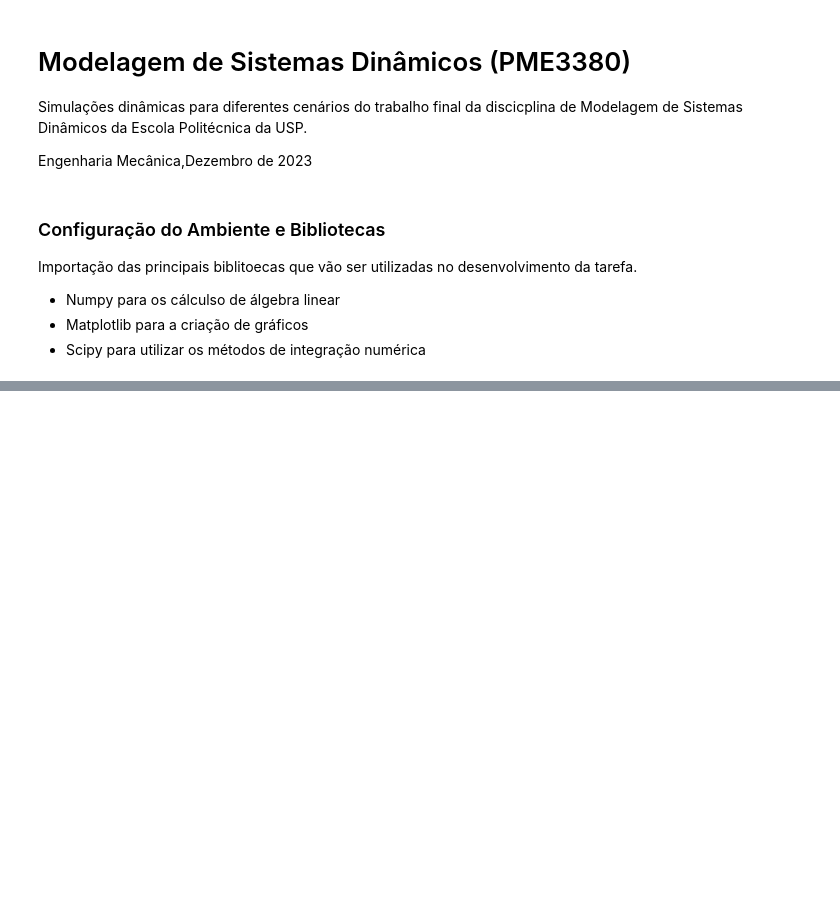
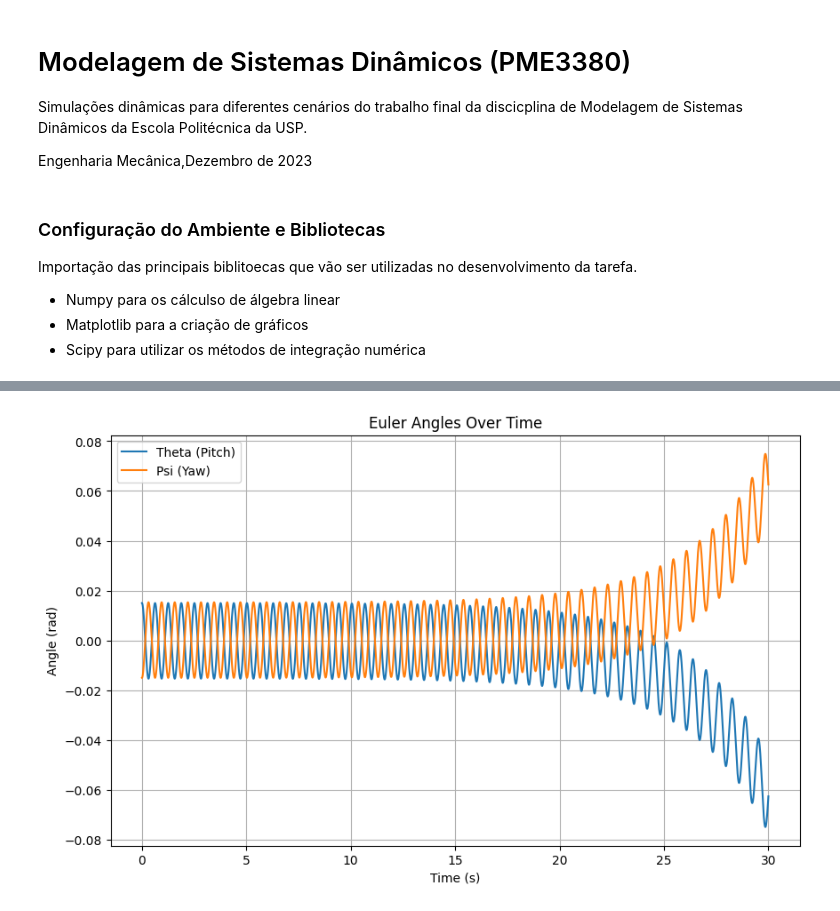
Before and after one commit to lucascarvalho10/pme3380, a Jupyter notebook: projeto/simulacoes/pme3380_simulacoes_grupoT.ipynb, the cells around one changed output, grey strips where cells are left out. Saved outputs shown, nothing was run; the diff lists cells and outputs as text; code cells hidden in the pictures; blank space fills up the shorter version.

```diff
--- a/projeto/simulacoes/pme3380_simulacoes_grupoT.ipynb
+++ b/projeto/simulacoes/pme3380_simulacoes_grupoT.ipynb
@@ -27,0 +30,15 @@ Trata-se do controle vetorizado de empuxo para um sistema ativo de pouso de um f
+# %%
+# Definição do empuxo
+T = 230.57  # N
+
+# Constantes
+g = 9.81  # m/s^2
+rho = 1.091  # kg/m^3
+d = 0.127  # m
+S = np.pi * (d / 2)**2  # m^2
+C_D = 0.432
+m = 23.545  # kg
+J = np.array([[0, 0, 0], [0, 15.97, 0], [0, 0, 15.97]])  # matriz de inércia (kg*m^2)
+x_cp = -0.261  # m
+L = 3.304  # m (comprimento de referência)
+x_cm = 1.052 # m (coordenada do centro de massa)
@@ -27,0 +201,5 @@ Trata-se do controle vetorizado de empuxo para um sistema ativo de pouso de um f
+# %%
+# Tempo de simulação
+t_span = [0, 30]  # de 0 a 30 segundos
+
+solution = solve_ivp(linear, t_span, mov_linear, args=(control_t,), method='RK23', t_eval=np.linspace(t_span[0], t_span[1], 10000))
@@ -27,0 +208,70 @@ Trata-se do controle vetorizado de empuxo para um sistema ativo de pouso de um f
+# %%
+# Extract time and solution data
+time = solution.t
+angles = solution.y[3:5, :]  # Extracting phi, theta, and psi from the solution
+positions = solution.y[0:3, :]  # Extracting x, y, and z from the solution
+velocities = solution.y[5:8, :]  # Extracting vx, vy, and vz from the solution
+
+# Plot angles over time
+plt.figure(figsize=(10, 6))
+plt.plot(time, angles[0, :], label='Theta (Pitch)')
+plt.plot(time, angles[1, :], label='Psi (Yaw)')
+
+plt.title('Euler Angles Over Time')
+plt.xlabel('Time (s)')
+plt.ylabel('Angle (rad)')
+plt.legend()
+plt.grid(True)
+plt.show()
+
+# Plot positions over time
+plt.figure(figsize=(10, 6))
+plt.plot(time, positions[0, :], label='X Position')
+plt.plot(time, positions[1, :], label='Y Position')
+plt.plot(time, positions[2, :], label='Z Position')
+
+plt.title('Position Over Time')
+plt.xlabel('Time (s)')
+plt.ylabel('Position (m)')
+plt.legend()
+plt.grid(True)
+plt.show()
+
+# Plot velocities over time
+plt.figure(figsize=(10, 6))
+plt.plot(time, velocities[0, :], label='X Velocity')
+plt.plot(time, velocities[1, :], label='Y Velocity')
+plt.plot(time, velocities[2, :], label='Z Velocity')
+
+plt.title('Velocities Over Time')
+plt.xlabel('Time (s)')
+plt.ylabel('Velocity (m/s)')
+plt.legend()
+plt.grid(True)
+plt.show()
+
+# Criar figura 3D
+fig = plt.figure()
+ax = fig.add_subplot(111, projection='3d')
+
+# Extrair dados da solução
+x_values = solution.y[0, :]
+y_values = solution.y[1, :]
+z_values = solution.y[2, :]
+
+# Plotar a trajetória do foguete
+ax.plot(z_values, y_values, x_values, label='Trajetória do Foguete')
+
+# Configurações adicionais
+ax.set_xlabel('Z')
+ax.set_ylabel('Y')
+ax.set_zlabel('X')
+ax.set_title('Trajetória 3D do Foguete')
+
+# Mostrar a legenda
+ax.legend()
+
+# Mostrar o gráfico
+plt.show()
+# %% [output]
+[figure, added]
```
Also changed, not shown: parts of 19 cells of this notebook, 1 other file.
